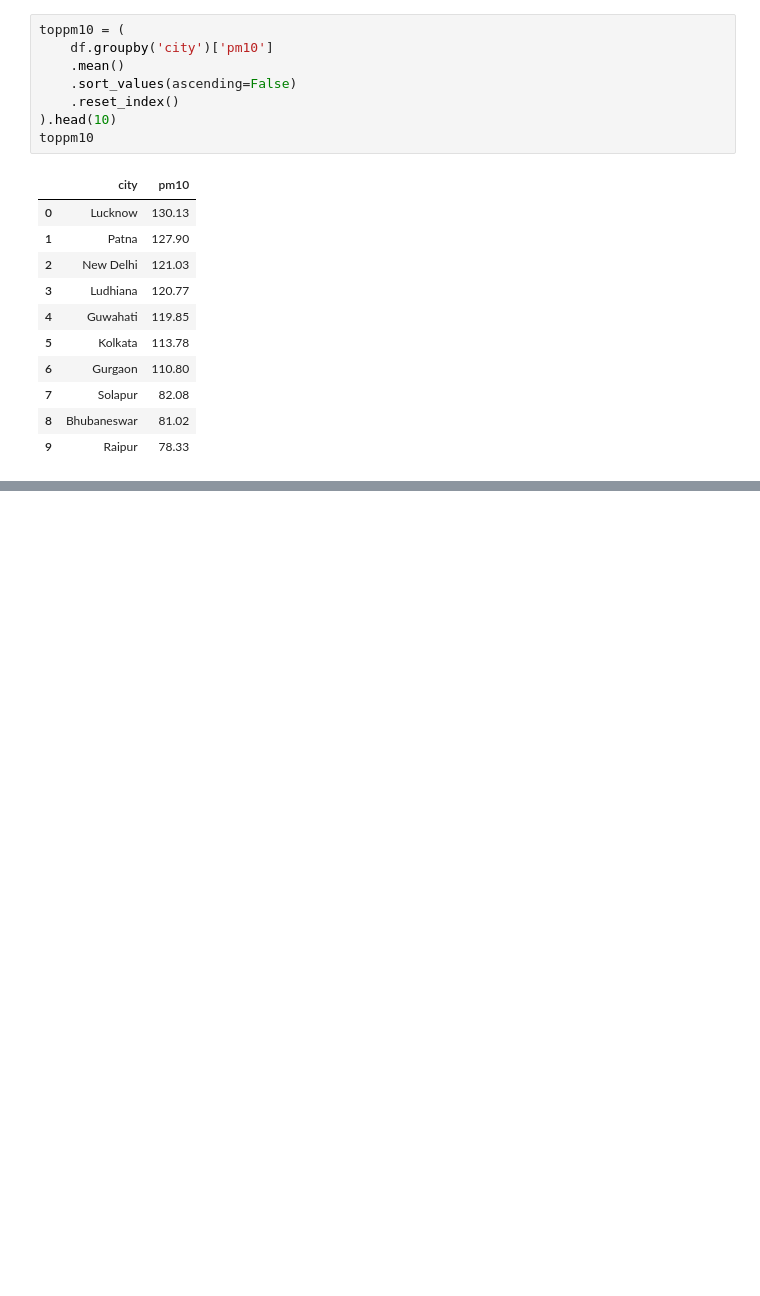
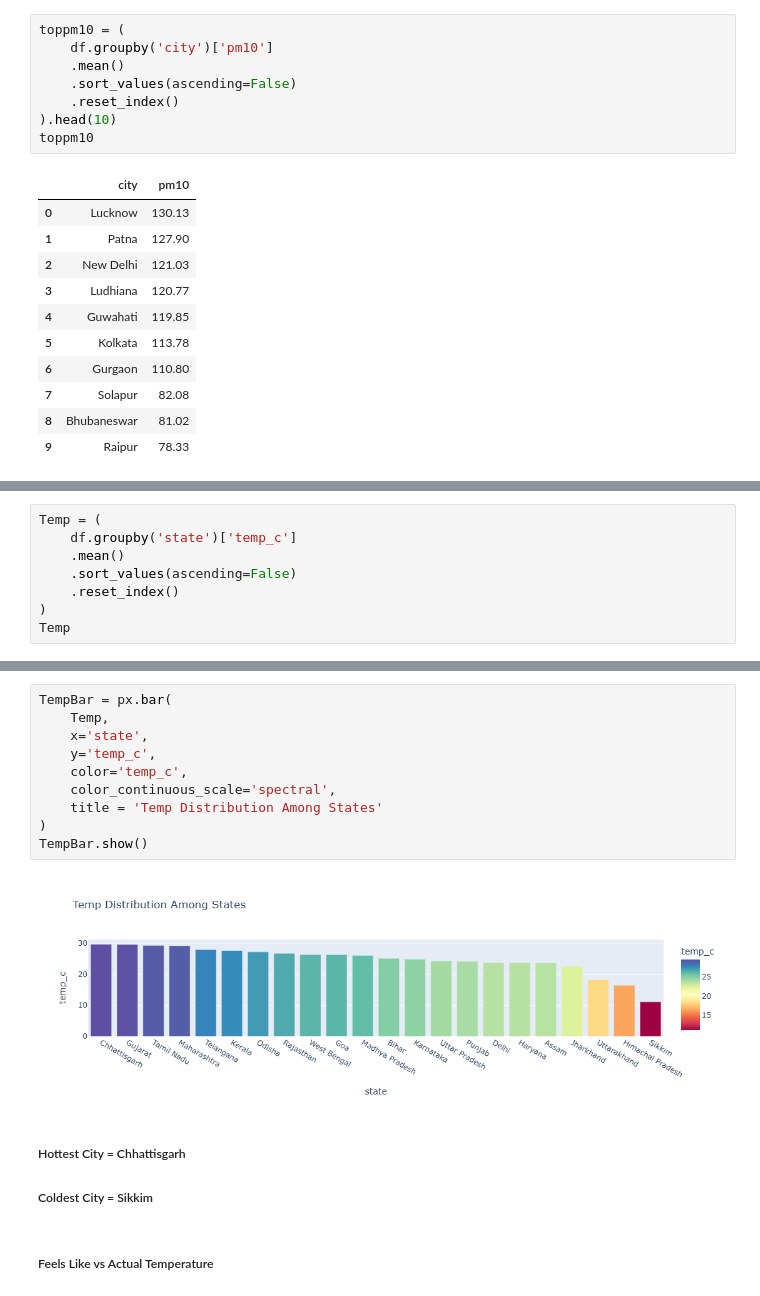
Before and after one commit to Nitish36/AQUI-Index, a Jupyter notebook: AQUI Analysis.ipynb, the cells around one changed output, grey strips where cells are left out. Saved outputs shown, nothing was run; the diff lists cells and outputs as text; blank space fills up the shorter version.

```diff
--- a/AQUI Analysis.ipynb
+++ b/AQUI Analysis.ipynb
@@ -173,0 +233,8 @@ figpm10.show()
+# %%
+Temp = (
+    df.groupby('state')['temp_c']
+    .mean()
+    .sort_values(ascending=False)
+    .reset_index()
+)
+Temp
@@ -173,0 +259,17 @@ figpm10.show()
+# %%
+TempBar = px.bar(
+    Temp,
+    x='state',
+    y='temp_c',
+    color='temp_c',
+    color_continuous_scale='spectral',
+    title = 'Temp Distribution Among States'
+)
+TempBar.show()
+# %% [output]
+[figure, added]
+# %% [markdown]
+##### Hottest City = Chhattisgarh
+##### Coldest City = Sikkim
+# %% [markdown]
+##### Feels Like vs Actual Temperature
```
Also changed, not shown: parts of 26 cells of this notebook.
